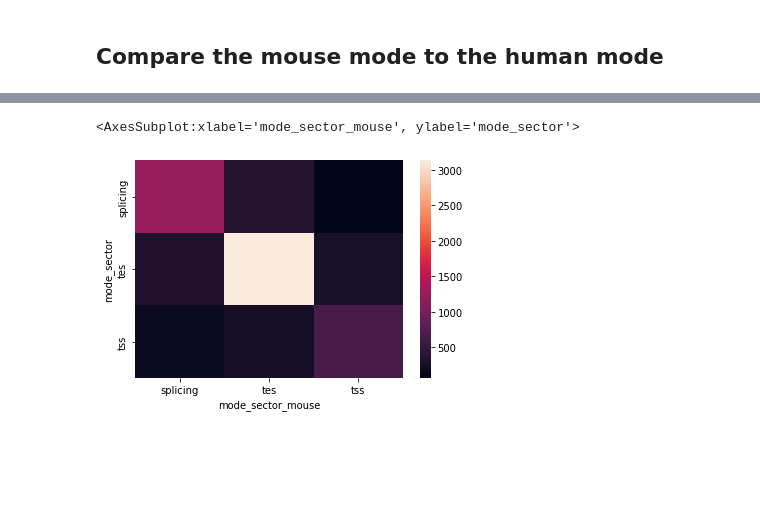
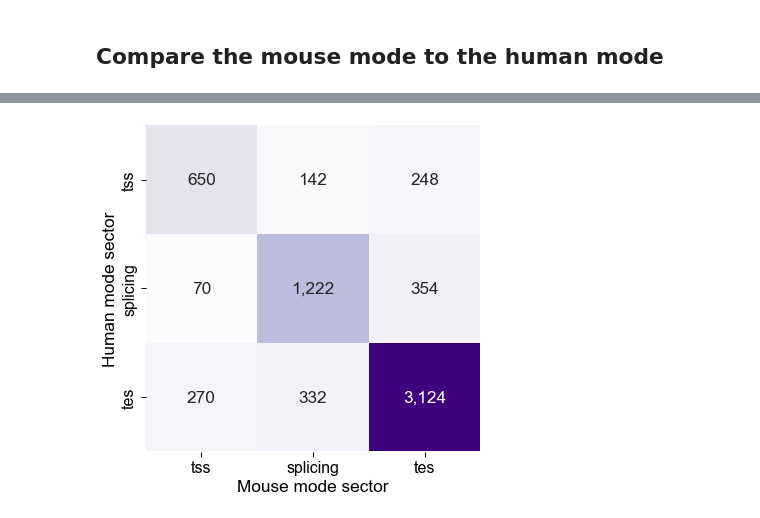
Before and after one commit to fairliereese/paper_rnawg, a Jupyter notebook: figures_revisions/revisions/sample_sector_conservation.ipynb, the cells around one changed output, grey strips where cells are left out. Drawn from its saved outputs; the diff is of its cells as text; code cells hidden in the pictures; blank space fills up the shorter version.

```diff
--- a/figures_revisions/revisions/sample_sector_conservation.ipynb
+++ b/figures_revisions/revisions/sample_sector_conservation.ipynb
@@ -48,6 +48,9 @@ gene_subset = 'protein_coding'
 obs_col = 'sample'
 go_gene_subset = 'protein_coding'
 min_perc = 80
+
+sig_threshes = [0.05, 0.01, 0.001]
+sig_annots = ['*', '**', '***']
 # %% [markdown]
 ## Human
 # %%
@@ -1148,5 +1257,9 @@ df = df.merge(temp2,
               on='gid_mouse',
               suffixes=('', '_mouse'))
 # %%
-# remove mixed because I care only about the points
-df = df.loc[(df.mode_sector!='mixed')&(df.mode_sector_mouse!='mixed')]
+# # remove mixed because I care only about the points
+# df = df.loc[(df.mode_sector!='mixed')&(df.mode_sector_mouse!='mixed')]
+corner_sects = ['tss', 'splicing', 'tes']
+df = df.loc[(df.mode_sector.isin(corner_sects))&\
+            (df.mode_sector_mouse.isin(corner_sects))]
+df.head()
@@ -1165,7 +1286,25 @@ df.head()
 # %%
+sns.set_context('paper', font_scale=1.8)
+mpl.rcParams['font.family'] = 'Arial'
+mpl.rcParams['pdf.fonttype'] = 42
+plt.figure(figsize=(6,6))
+
 temp = df[['mode_sector', 'mode_sector_mouse', 'gid_human']].groupby(['mode_sector', 'mode_sector_mouse']).count().reset_index().rename({'gid_human':'n_genes'}, axis=1)
 temp = temp.pivot(index='mode_sector',columns='mode_sector_mouse', values='n_genes')
-sns.heatmap(temp)
+
+# make a heatmap of these
+c_dict, order = get_sector_colors(cats=temp.columns.tolist())
+temp = temp[order]
+m = dict([(s, i) for i,s in enumerate(order)])
+temp.reset_index(inplace=True)
+temp['thing'] = temp.mode_sector.map(m)
+temp = temp.sort_values(by='thing', ascending=True)
+temp.drop('thing', axis=1, inplace=True)
+temp.set_index('mode_sector', inplace=True)
+ax = sns.heatmap(temp, cmap='Purples', annot=True, cbar=False, fmt=',.0f')
+ax.set(xlabel='Mouse mode sector',
+       ylabel='Human mode sector')
+fname = f'figures/mouse_human_sector_mode_corner_heatmap.pdf'
+plt.savefig(fname, dpi=500)
 # %% [output]
-<AxesSubplot:xlabel='mode_sector_mouse', ylabel='mode_sector'>
-[figure, old version]
+[figure, new version]
```
Also changed, not shown: parts of 51 cells of this notebook, 14 other files.
